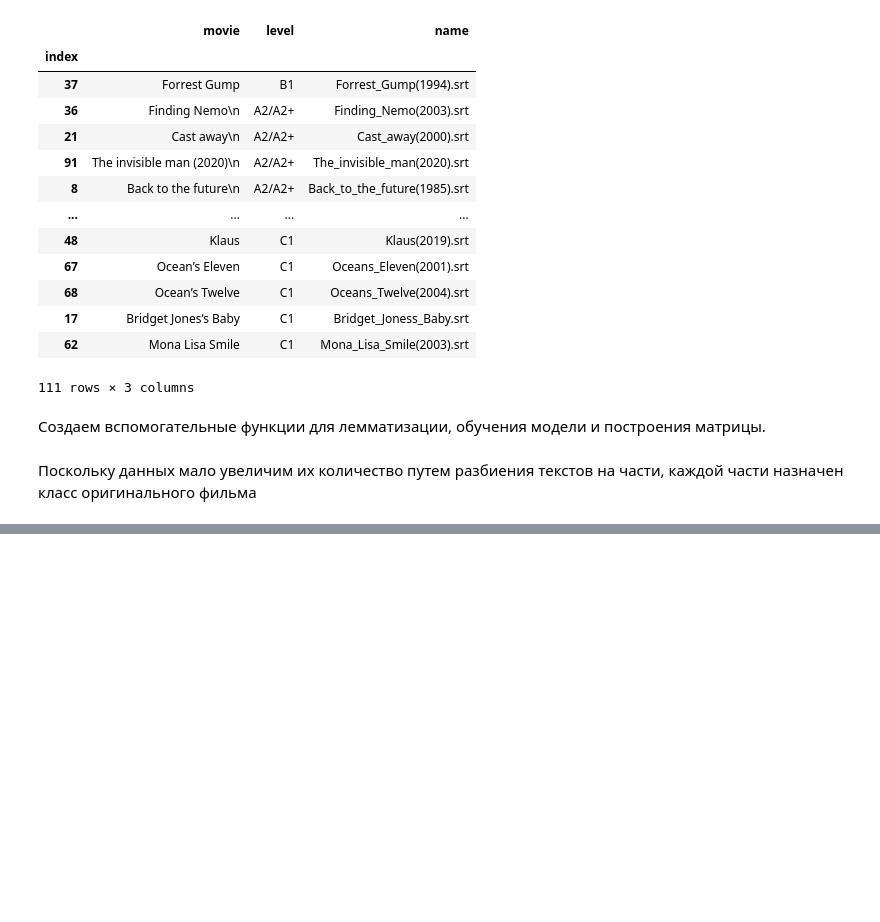
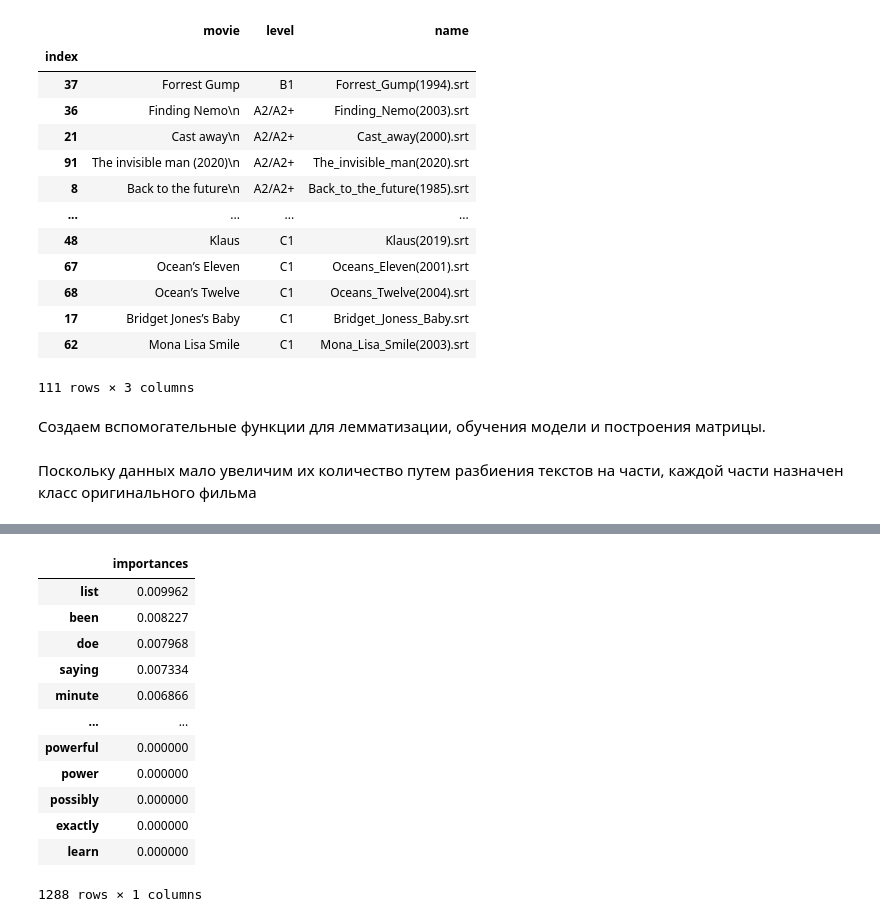
Before and after one commit to kirillva/workshop02, a Jupyter notebook: subtitles.ipynb, the cells around one changed output, grey strips where cells are left out. Cells and saved outputs as stored; diff of their text form; code cells hidden in the pictures; blank space fills up the shorter version.

```diff
--- a/subtitles.ipynb
+++ b/subtitles.ipynb
@@ -271,3 +308,19 @@ plot_confusion_matrix(y_test, y_preds2, estimator2)
+# %%
+pd.DataFrame(estimator2[0].feature_importances_, index=vectorizer.get_feature_names() + ['mean','median'], columns=['importances']).sort_values(by='importances', ascending=False)
+# %% [output]
+|  | importances |
+| list | 0.009962 |
+| been | 0.008227 |
+| doe | 0.007968 |
+| saying | 0.007334 |
+| minute | 0.006866 |
+| ... | ... |
+| powerful | 0.000000 |
+| power | 0.000000 |
+| possibly | 0.000000 |
+| exactly | 0.000000 |
+| learn | 0.000000 |
+1288 rows × 1 columns
 # %%
 # vect_x = vectorizer.transform(x)
 # vect_x = sparse.hstack((sparse.csr_matrix(df_films_splitted[['mean','median']].values), vect_x))
```
Also changed, not shown: parts of 9 cells of this notebook.
